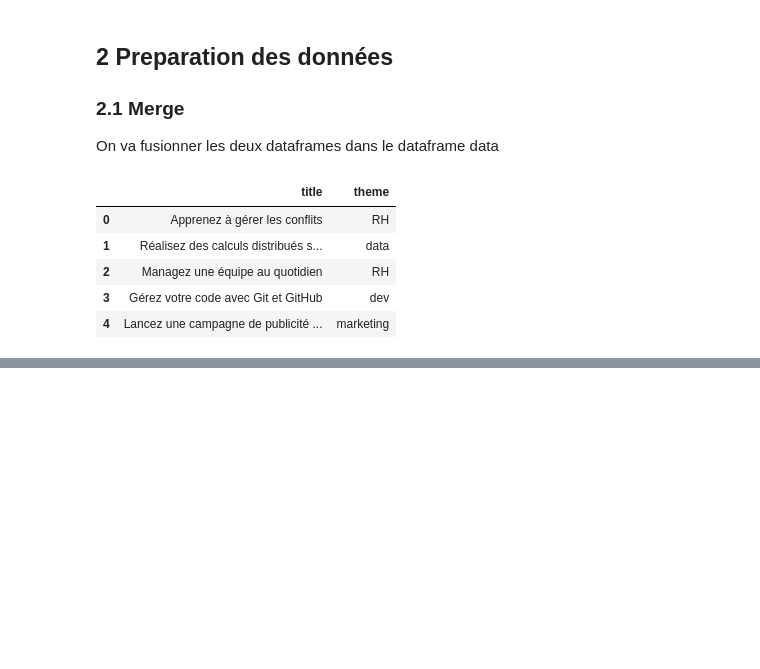
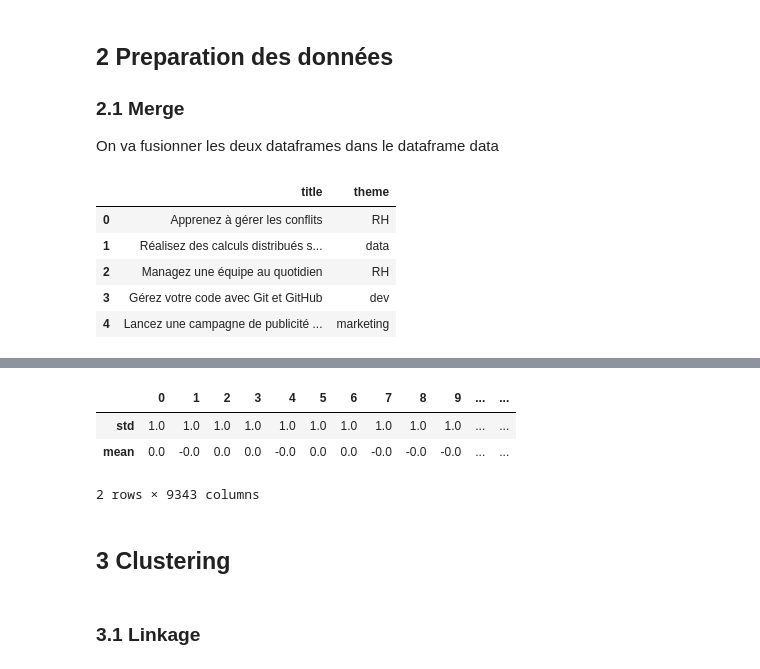
Before and after one commit to Harlequelrah/bag_of_words_analysis, a Jupyter notebook: project/tp.ipynb, the cells around one changed output, grey strips where cells are left out. Saved outputs shown, nothing was run; the diff lists cells and outputs as text; code cells hidden in the pictures; blank space fills up the shorter version.

```diff
--- a/project/tp.ipynb
+++ b/project/tp.ipynb
@@ -81,3 +81,9 @@ temp.head()
 | 2 | Managez une équipe au quotidien | RH |
 | 3 | Gérez votre code avec Git et GitHub | dev |
 | 4 | Lancez une campagne de publicité ... | marketing |
+# %%
+# faisons le merge en rajoutant indicator à True pour savoir dans quel df la clé est manquante
+df = data.merge(data,temp,left_on='titre',right_on='title',indicator=True)
+
+# Affichage d'un extrait
+df.head()
@@ -83,0 +185,12 @@ temp.head()
+# %%
+# Verification de la standarisation des données
+pd.DataFrame(X_scaled).describe().round(2).loc[["std", "mean"]]
+# %% [output]
+|  | 0 | 1 | 2 | 3 | 4 | 5 | 6 | 7 | 8 | 9 | ... | ... |
+| std | 1.0 | 1.0 | 1.0 | 1.0 | 1.0 | 1.0 | 1.0 | 1.0 | 1.0 | 1.0 | ... | ... |
+| mean | 0.0 | -0.0 | 0.0 | 0.0 | -0.0 | 0.0 | 0.0 | -0.0 | -0.0 | -0.0 | ... | ... |
+2 rows × 9343 columns
+# %% [markdown]
+## 3 Clustering
+# %% [markdown]
+### 3.1 Linkage
```
Also changed, not shown: parts of 20 cells of this notebook.
